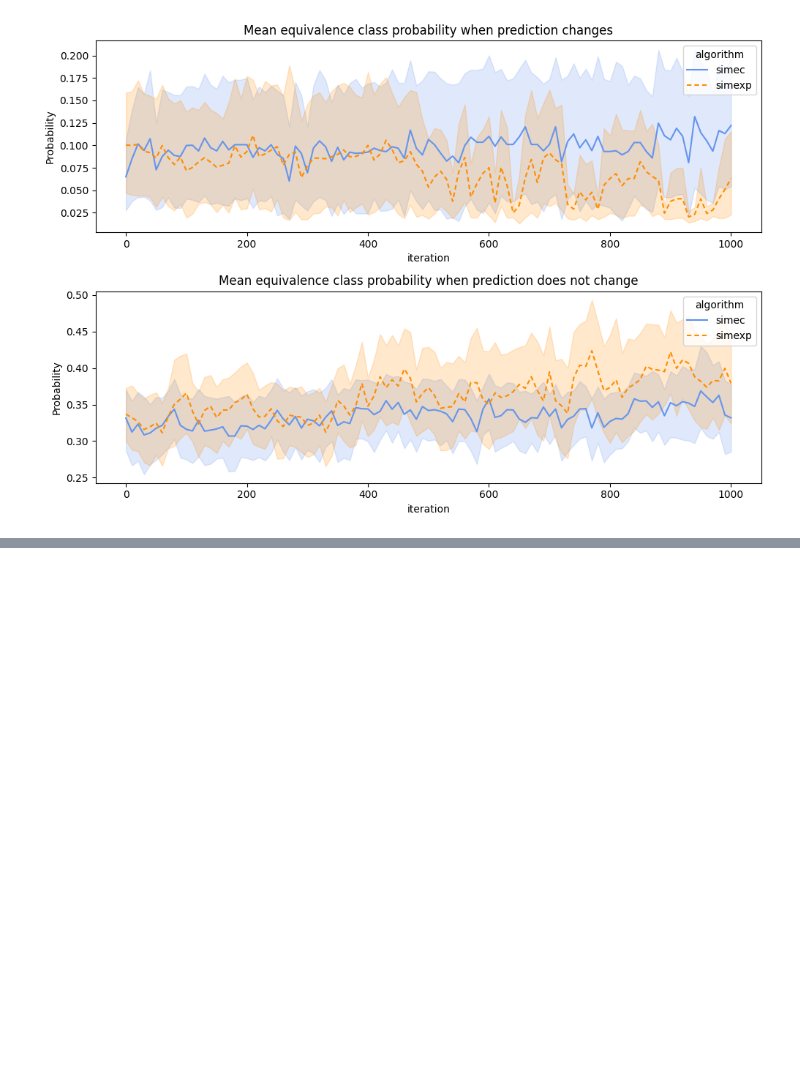
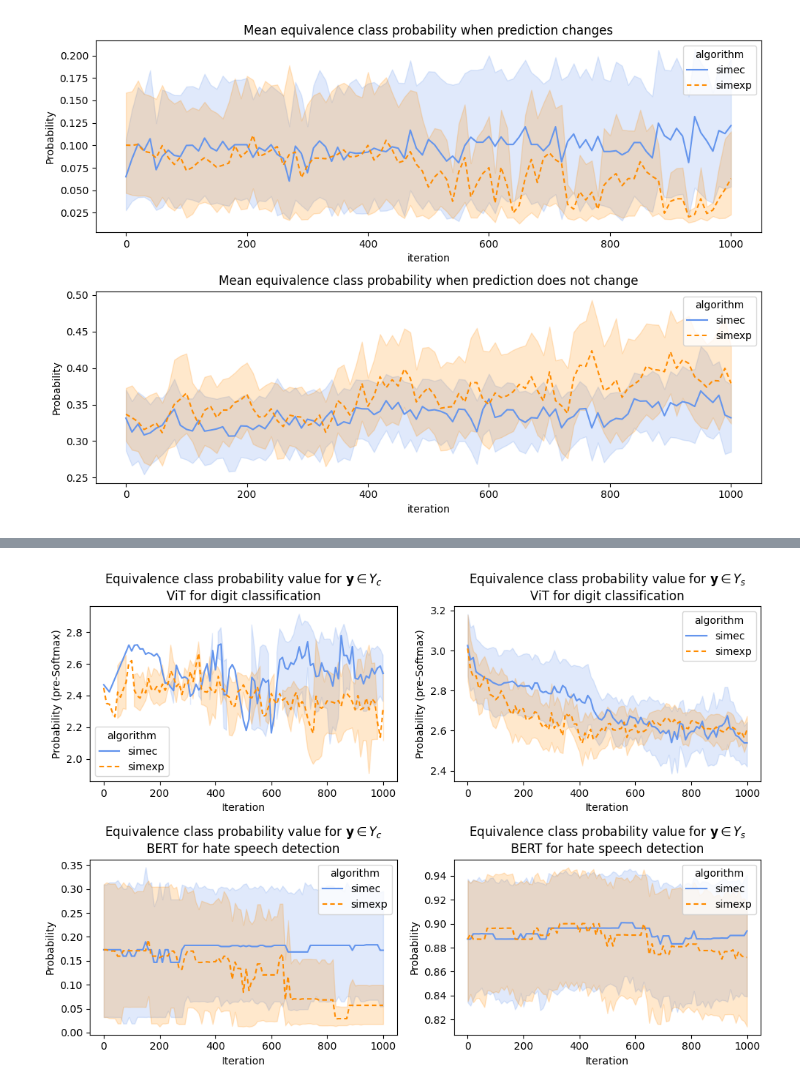
Before and after one commit to alessiomarta/transformers_equivalence_classes, a Jupyter notebook: analysis/pred_analysis.ipynb, the cells around one changed output, grey strips where cells are left out. Saved outputs shown, nothing was run; the diff lists cells and outputs as text; code cells hidden in the pictures; blank space fills up the shorter version.

```diff
--- a/analysis/pred_analysis.ipynb
+++ b/analysis/pred_analysis.ipynb
@@ -450,0 +451,14 @@ plt.show()
+# %%
+fig, ax = plt.subplots(figsize=(10, 7), nrows=2, ncols = 2)
+sns.lineplot(data=data_cls.loc[data_cls["same-eq-class"] == False], ax=ax[1][0], x = "iteration", y = "modified-pred-proba", style = "algorithm", hue = "algorithm", palette=palette, dashes=style)
+ax[1][0].set(ylabel='Probability', title = 'Equivalence class probability value for $\mathbf{y} \in Y_c$\nBERT for hate speech detection', xlabel = "Iteration")
+sns.lineplot(data=data_cls.loc[data_cls["same-eq-class"] == True], ax=ax[1][1], x = "iteration", y = "modified-pred-proba", style = "algorithm", hue = "algorithm", palette=palette, dashes=style)
+ax[1][1].set(ylabel='Probability', title = 'Equivalence class probability value for $\mathbf{y} \in Y_s$\nBERT for hate speech detection', xlabel = "Iteration")
+sns.lineplot(data=data_vit.loc[data_vit["same-eq-class"] == False], ax=ax[0][0], x = "iteration", y = "modified-original-proba", style = "algorithm", hue = "algorithm", palette=palette, dashes=style)
+ax[0][0].set(ylabel='Probability (pre-Softmax)', title = 'Equivalence class probability value for $\mathbf{y} \in Y_c$\nViT for digit classification', xlabel = "Iteration")
+sns.lineplot(data=data_vit.loc[data_vit["same-eq-class"] == True], ax=ax[0][1], x = "iteration", y = "modified-original-proba", style = "algorithm", hue = "algorithm", palette=palette, dashes=style)
+ax[0][1].set(ylabel='Probability (pre-Softmax)', title = 'Equivalence class probability value for $\mathbf{y} \in Y_s$\nViT for digit classification', xlabel = "Iteration")
+plt.tight_layout()
+plt.show()
+# %% [output]
+[figure, added]
```
Also changed, not shown: parts of 4 cells of this notebook, 13 other files.
